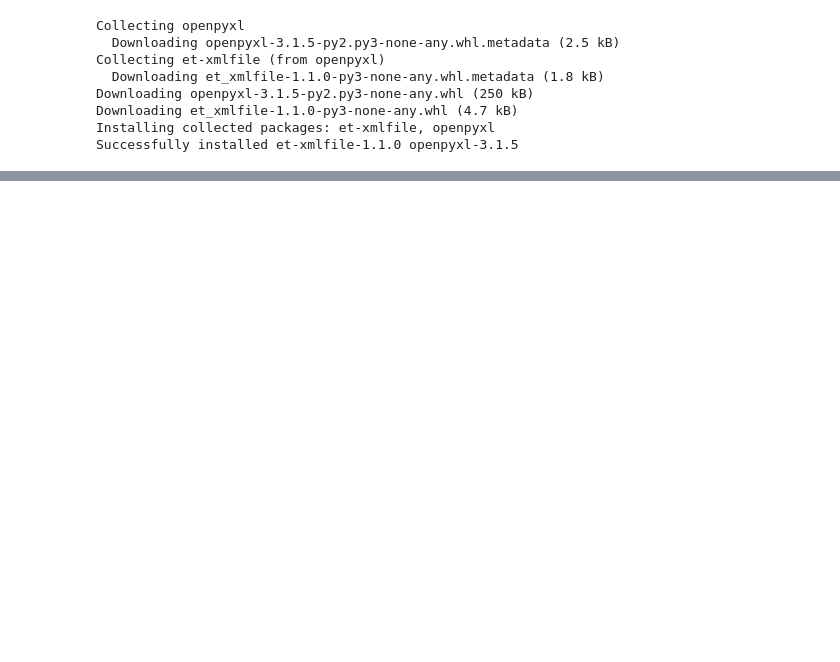
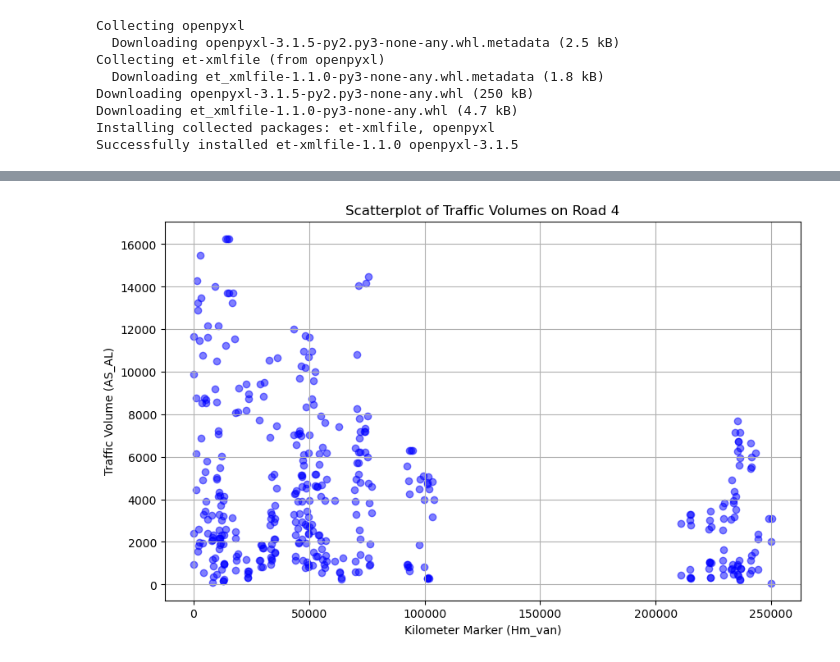
Before and after one commit to Liselotvansteekelenburg/TIL6010-LabAssignments, a Jupyter notebook: Ch3.ipynb, the cells around one changed output, grey strips where cells are left out. Cells and saved outputs as stored; diff of their text form; code cells hidden in the pictures; blank space fills up the shorter version.

```diff
--- a/Ch3.ipynb
+++ b/Ch3.ipynb
@@ -36,0 +47,10 @@ df[(df['Wegnr_van'] == '4') ]
+# %%
+plt.figure(figsize=(10, 6))
+plt.scatter(df_road_4['Hm_van'], df_road_4['AS_AL'], color='blue', alpha=0.5)
+plt.xlabel('Kilometer Marker (Hm_van)')
+plt.ylabel('Traffic Volume (AS_AL)')
+plt.title('Scatterplot of Traffic Volumes on Road 4')
+plt.grid(True)
+plt.show()
+# %% [output]
+[figure, added]
```
Also changed, not shown: parts of 5 cells of this notebook.
